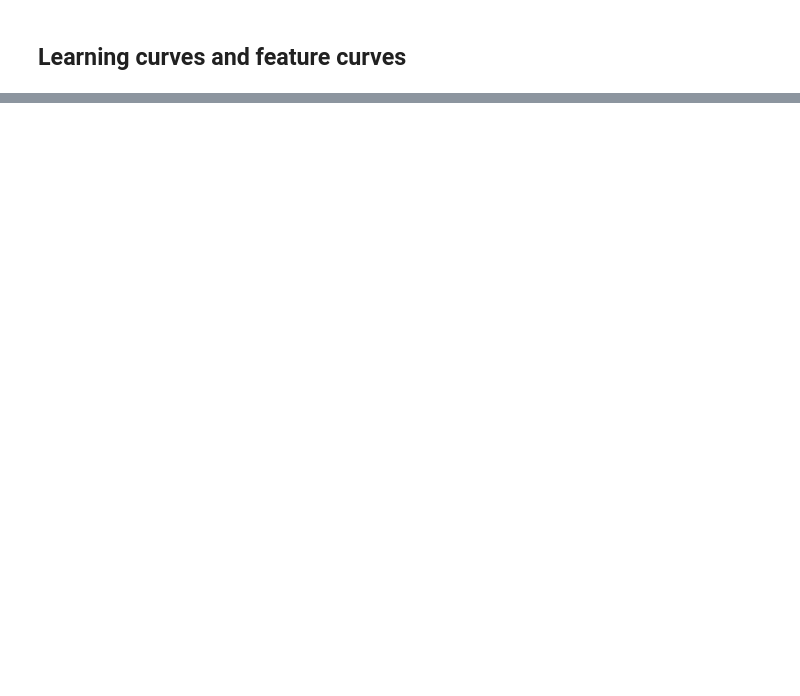
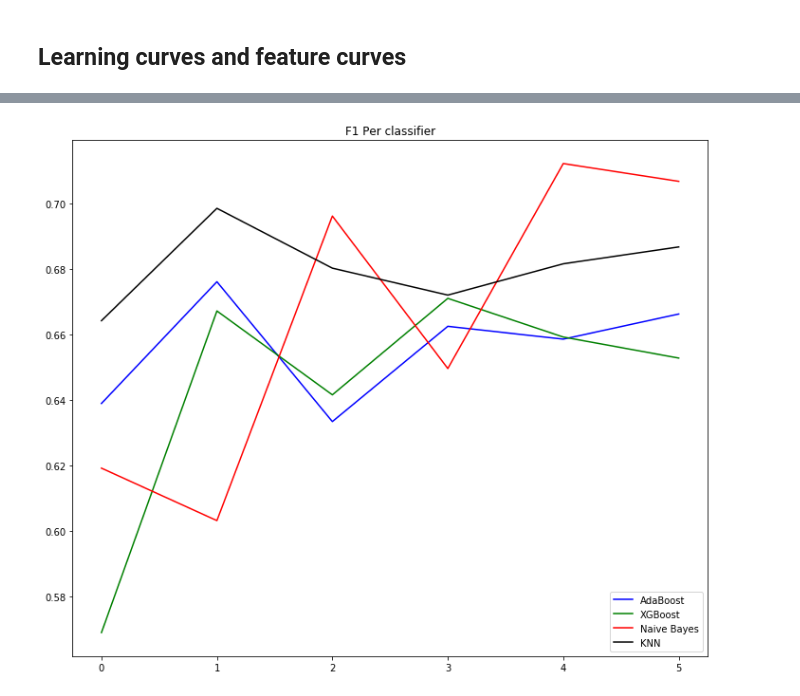
Before and after one commit to chadepl/tudelft-nlp-project, a Jupyter notebook: classification-experiments.ipynb, the cells around one changed output, grey strips where cells are left out. Saved outputs shown, nothing was run; the diff lists cells and outputs as text; code cells hidden in the pictures; blank space fills up the shorter version.

Commit message:
add feature curves

```diff
--- a/classification-experiments.ipynb
+++ b/classification-experiments.ipynb
@@ -20,6 +20,7 @@ from sklearn.metrics import f1_score
 import matplotlib.pyplot as plt
 from sklearn.neighbors import KNeighborsClassifier
 import copy
+plt.rcParams['figure.figsize'] = [12, 10]
 size_set = "small"
 pd.set_option('precision', 4)
 pd.options.mode.use_inf_as_na = True
@@ -73,18 +74,16 @@ feature_importance_table = feature_importance_table.sort_values("importance",asc
 feature_importance_table['index'] = range(1, len(feature_importance_table) + 1)
 # %%
 def get_selector(X,y,number_feat):
-    return SelectKBest(mutual_info_classif, k=2).fit(X, y)
+    return SelectKBest(mutual_info_classif, k=number_feat).fit(X, y)
 # %%
-def get_feature_curves(classifiers, X_train,y_train,X_test,y_test,n):
-    performances = np.zeros((3,X_train.shape[1]))
+def get_feature_curves(X_train,y_train,X_test,y_test,n):
+    performances = np.zeros((4,X_train.shape[1]))
     for i in range(n):
-        selector = get_selector(X_train,y_train,i)
+        selector = get_selector(X_train,y_train,i+1)
         np.argwhere(selector.get_support()).flatten()
         X_new_train = selector.transform(X_train)
-        adaboost_c = best_params(adaboost_c,grid_adaboost,X_new_train,y_train)
-        xgb_c = best_params(xgb_c,grid_xgboost,X_new_train,y_train)
-        gnb_c.fit(X_new_train,y_train)
-
+        print("SHAPE SELECTED FEATURES",X_new_train.shape)
+        classifiers = train_classifiers(X_new_train,y_train)
         X_new_test = selector.transform(X_test)
         for enum, classifier in enumerate(classifiers):
             y_true, y_pred = y_test, classifier.predict(X_new_test)
@@ -225,2 +252,8 @@ NameError: name 'KNeighborsClassifier' is not defined
 # %% [markdown]
 ## Learning curves and feature curves
+# %%
+#number of featrues to check
+n=6
+type_scale = "scalestandard"
+[new_xtrain,new_xtest] = scaling_features(X_train,X_test,type_scale)
+performance = get_feature_curves(new_xtrain,y_train,new_xtest,y_test,n)
@@ -226,0 +309,12 @@ NameError: name 'KNeighborsClassifier' is not defined
+# %%
+x_axis = np.arange(n) +1
+plt.plot(x_axis,performance[0,0:n],'-b')
+plt.plot(np(n),performance[1,0:n],'-g')
+plt.plot(np.arange(n),performance[2,0:n],'-r')
+plt.plot(np.arange(n),performance[3,0:n],'-k')
+
+plt.title('F1 Per classifier')
+plt.legend(classifier_names, loc='lower right')
+plt.show()
+# %% [output]
+[figure, added]
```
Also changed, not shown: parts of 8 cells of this notebook.
